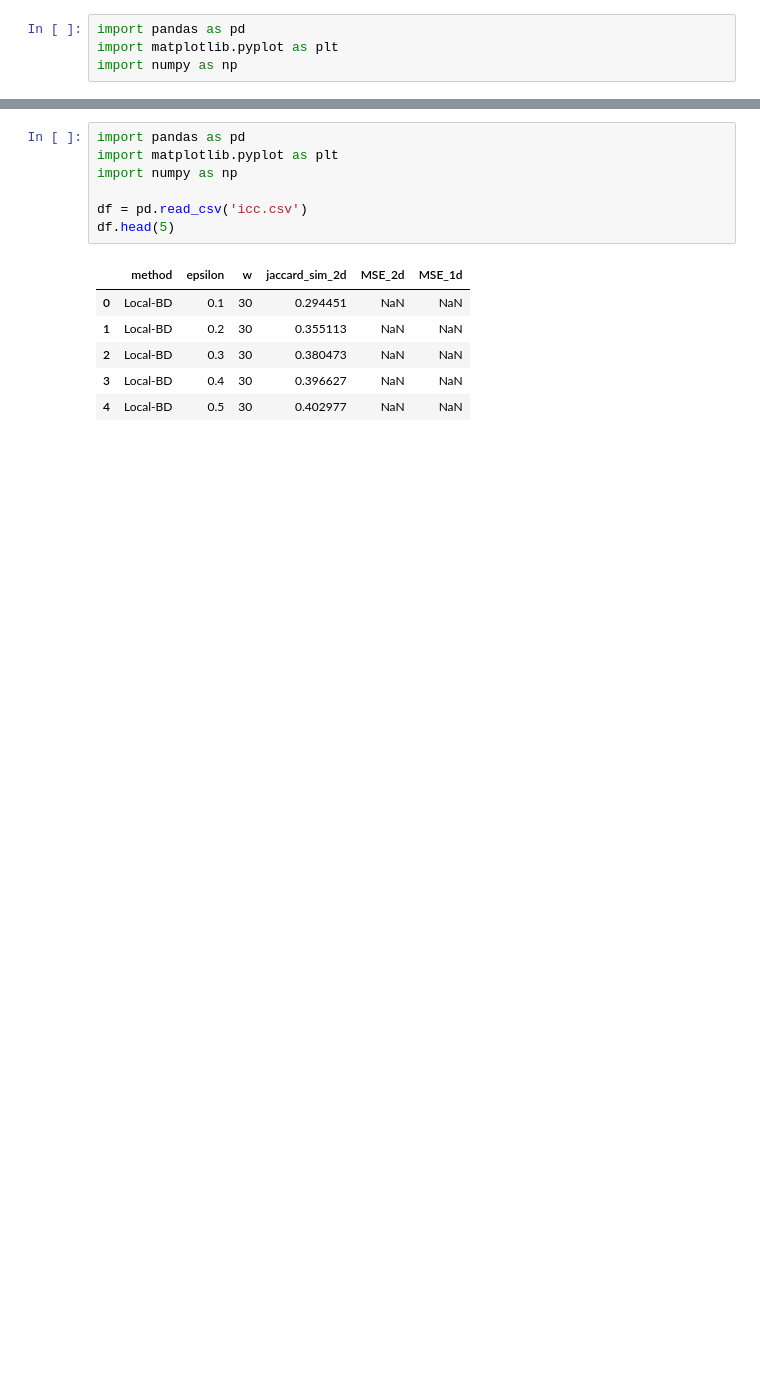
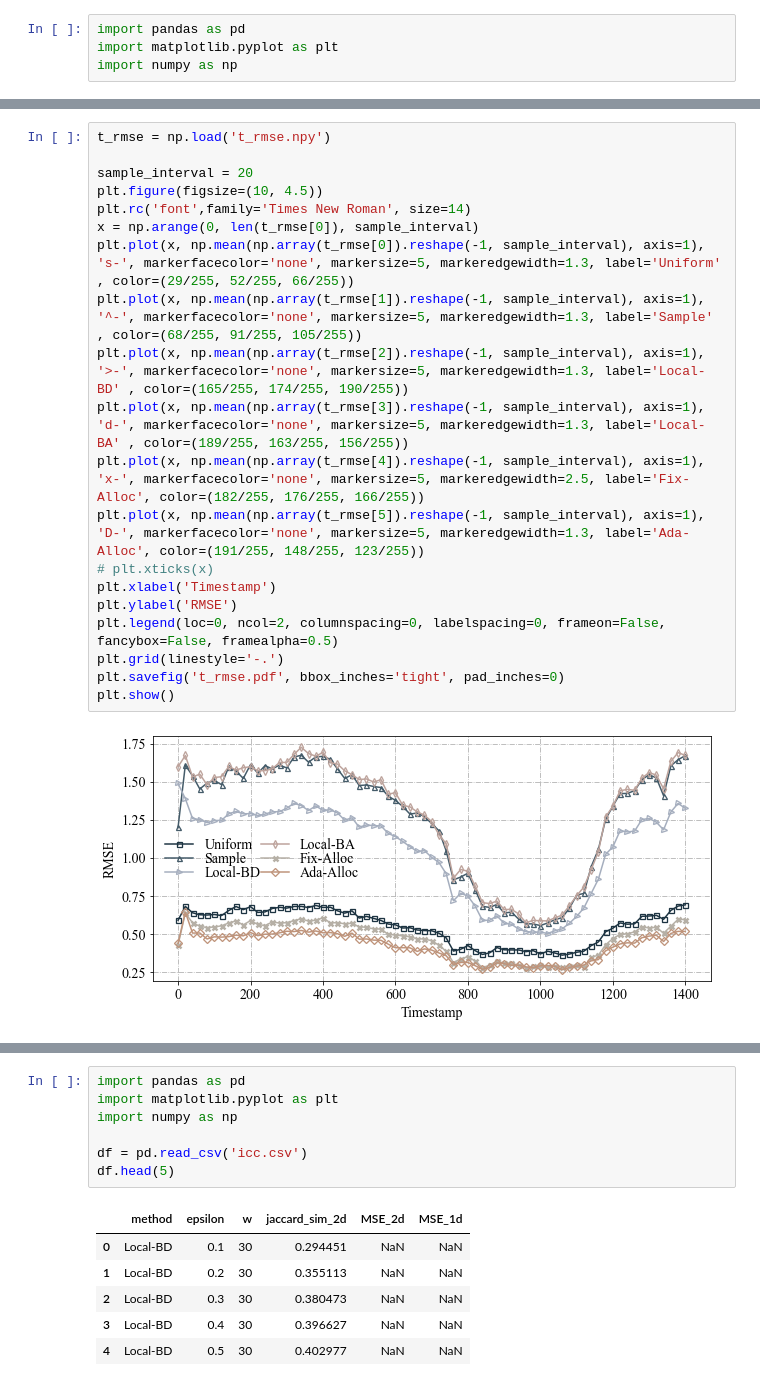
Before and after one commit to forestdwelling/ldp, a Jupyter notebook: T-drive/release/plot.ipynb, the cells around one changed output, grey strips where cells are left out. Drawn from its saved outputs; the diff is of its cells as text; blank space fills up the shorter version.

```diff
--- a/T-drive/release/plot.ipynb
+++ b/T-drive/release/plot.ipynb
@@ -42,0 +47,22 @@ plt.show()
+# %%
+t_rmse = np.load('t_rmse.npy')
+
+sample_interval = 20
+plt.figure(figsize=(10, 4.5))
+plt.rc('font',family='Times New Roman', size=14)
+x = np.arange(0, len(t_rmse[0]), sample_interval)
+plt.plot(x, np.mean(np.array(t_rmse[0]).reshape(-1, sample_interval), axis=1), 's-', markerfacecolor='none', markersize=5, markeredgewidth=1.3, label='Uniform'  , color=(29/255, 52/255, 66/255))
+plt.plot(x, np.mean(np.array(t_rmse[1]).reshape(-1, sample_interval), axis=1),  '^-', markerfacecolor='none', markersize=5, markeredgewidth=1.3, label='Sample'   , color=(68/255, 91/255, 105/255))
+plt.plot(x, np.mean(np.array(t_rmse[2]).reshape(-1, sample_interval), axis=1),      '>-', markerfacecolor='none', markersize=5, markeredgewidth=1.3, label='Local-BD' , color=(165/255, 174/255, 190/255))
+plt.plot(x, np.mean(np.array(t_rmse[3]).reshape(-1, sample_interval), axis=1),      'd-', markerfacecolor='none', markersize=5, markeredgewidth=1.3, label='Local-BA' , color=(189/255, 163/255, 156/255))
+plt.plot(x, np.mean(np.array(t_rmse[4]).reshape(-1, sample_interval), axis=1),     'x-', markerfacecolor='none', markersize=5, markeredgewidth=2.5, label='Fix-Alloc', color=(182/255, 176/255, 166/255))
+plt.plot(x, np.mean(np.array(t_rmse[5]).reshape(-1, sample_interval), axis=1),     'D-', markerfacecolor='none', markersize=5, markeredgewidth=1.3, label='Ada-Alloc', color=(191/255, 148/255, 123/255))
+# plt.xticks(x)
+plt.xlabel('Timestamp')
+plt.ylabel('RMSE')
+plt.legend(loc=0, ncol=2, columnspacing=0, labelspacing=0, frameon=False, fancybox=False, framealpha=0.5)
+plt.grid(linestyle='-.')
+plt.savefig('t_rmse.pdf', bbox_inches='tight', pad_inches=0)
+plt.show()
+# %% [output]
+[figure, added]
```
Also changed, not shown: parts of 10 cells of this notebook, 27 other files.
